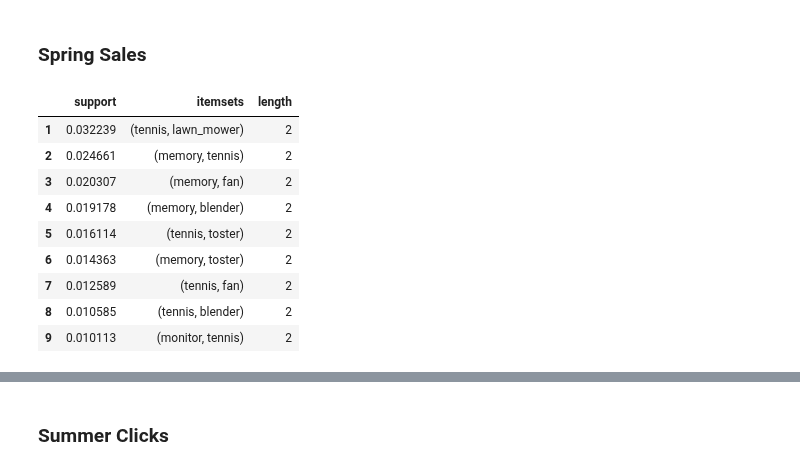
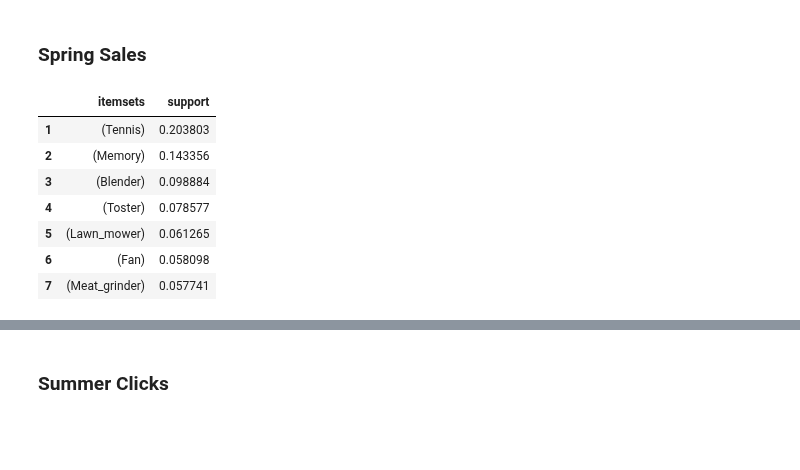
Before and after one commit to flpsantos3/PD_01, a Jupyter notebook: PD_202021_P1.ipynb, the cells around one changed output, grey strips where cells are left out. Cells and saved outputs as stored; diff of their text form; code cells hidden in the pictures; blank space fills up the shorter version.

```diff
--- a/PD_202021_P1.ipynb
+++ b/PD_202021_P1.ipynb
@@ -728,29 +780,25 @@ itemsets_summer_buys
 # %%
 # Binary database
 tr_enc = TransactionEncoder()
 trans_array = tr_enc.fit(spring_buys).transform(spring_buys)
 spring_buys_binary = pd.DataFrame(trans_array, columns=tr_enc.columns_)
 
 # FP-Growth
-frequent_spring_buys=fpgrowth(spring_buys_binary, min_support=0.01,use_colnames=True)
+frequent_spring_buys=fpgrowth(spring_buys_binary, min_support=0.05,use_colnames=True)
 frequent_spring_buys['length'] = frequent_spring_buys['itemsets'].apply(lambda x: len(x))
-frequent_spring_buys=frequent_spring_buys.sort_values(by=['length','support'], ascending=False)
-frequent_spring_buys=frequent_spring_buys.reset_index(drop=True)
-frequent_spring_buys.index+=1
 
-# only 2 and 3 itemsets
-itemsets_spring_buys=frequent_spring_buys[frequent_spring_buys['length']>1]
+# only 1-itemsets
+itemsets_spring_buys=frequent_spring_buys[frequent_spring_buys['length']==1]
+itemsets_spring_buys=itemsets_spring_buys.sort_values(by=['support'], ascending=False)
 itemsets_spring_buys=itemsets_spring_buys.reset_index(drop=True)
 itemsets_spring_buys.index+=1
-itemsets_spring_buys
+itemsets_spring_buys[['itemsets', 'support']]
 # %% [output]
-|  | support | itemsets | length |
-| 1 | 0.032239 | (tennis, lawn_mower) | 2 |
-| 2 | 0.024661 | (memory, tennis) | 2 |
-| 3 | 0.020307 | (memory, fan) | 2 |
-| 4 | 0.019178 | (memory, blender) | 2 |
-| 5 | 0.016114 | (tennis, toster) | 2 |
-| 6 | 0.014363 | (memory, toster) | 2 |
-| 7 | 0.012589 | (tennis, fan) | 2 |
-| 8 | 0.010585 | (tennis, blender) | 2 |
-| 9 | 0.010113 | (monitor, tennis) | 2 |
+|  | itemsets | support |
+| 1 | (Tennis) | 0.203803 |
+| 2 | (Memory) | 0.143356 |
+| 3 | (Blender) | 0.098884 |
+| 4 | (Toster) | 0.078577 |
+| 5 | (Lawn_mower) | 0.061265 |
+| 6 | (Fan) | 0.058098 |
+| 7 | (Meat_grinder) | 0.057741 |
```
Also changed, not shown: parts of 98 cells of this notebook.
